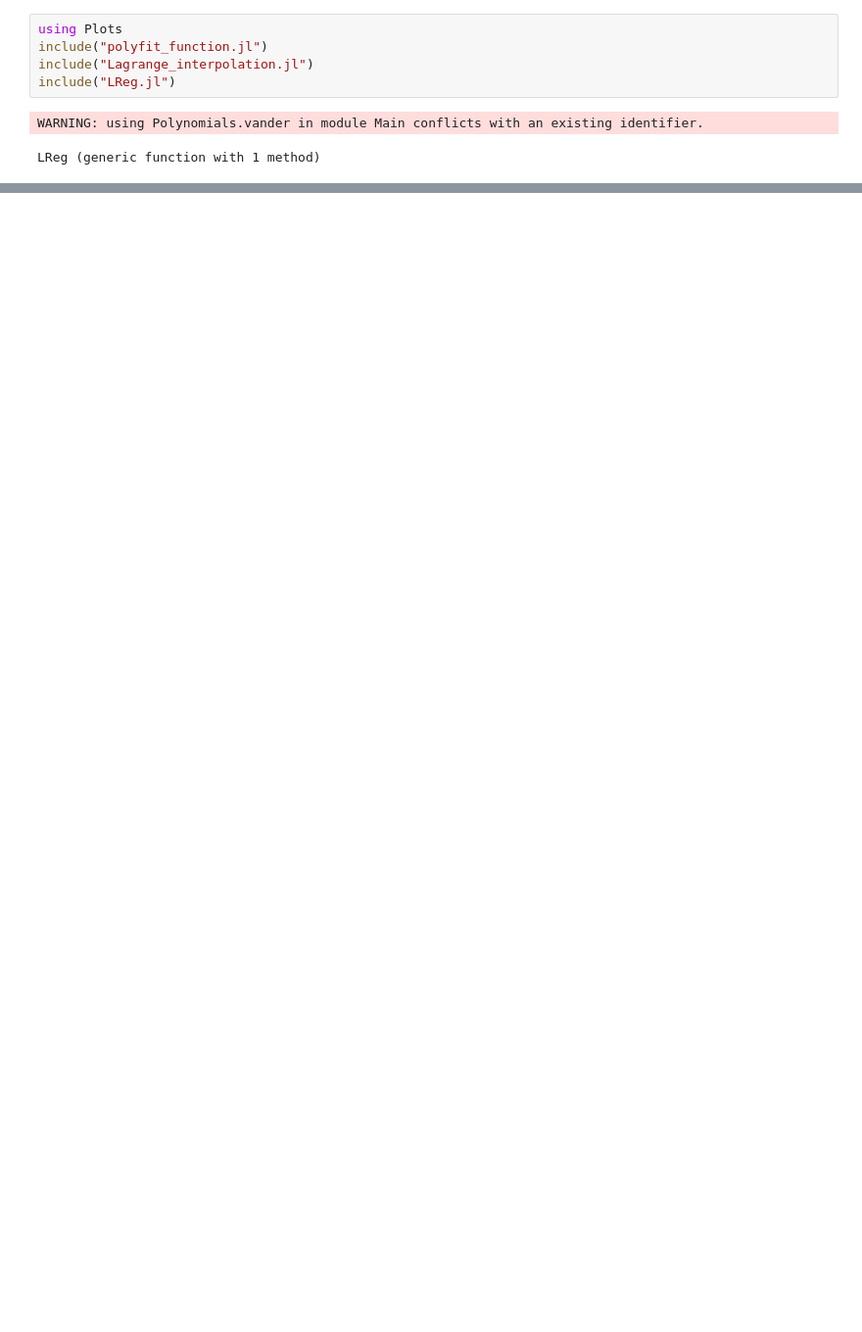
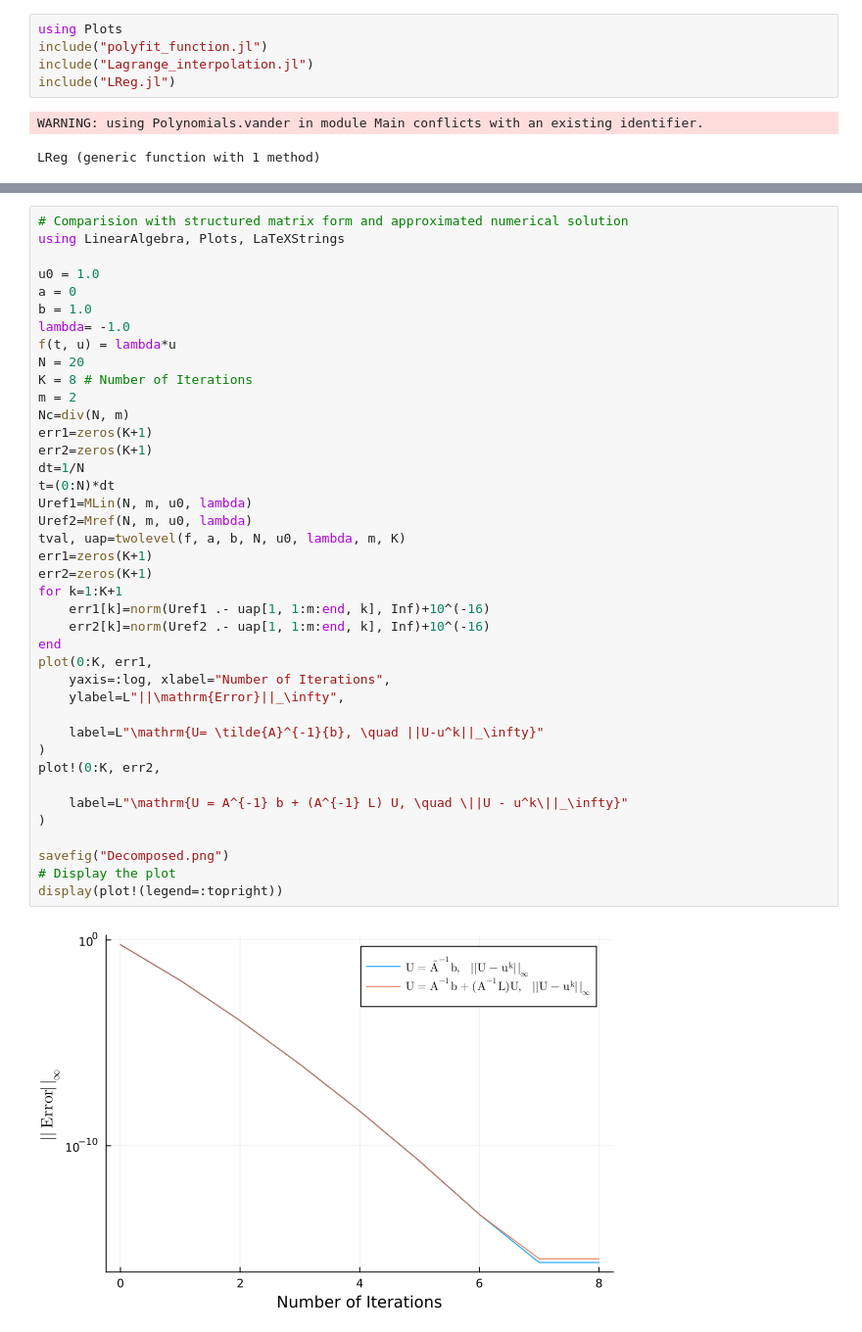
Before and after one commit to Sontosh05/Draft-Projects, a Jupyter notebook: multilevel-project/Implicit-parallel-two-level-DC.ipynb, the cells around one changed output, grey strips where cells are left out. Shown at 98% size. Cells and saved outputs as stored; diff of their text form; blank space fills up the shorter version.

```diff
--- a/multilevel-project/Implicit-parallel-two-level-DC.ipynb
+++ b/multilevel-project/Implicit-parallel-two-level-DC.ipynb
@@ -221,0 +385,42 @@ convergence order = 2.0246113840696536
+# %%
+# Comparision with structured matrix form and approximated numerical solution
+using LinearAlgebra, Plots, LaTeXStrings
+
+u0 = 1.0
+a = 0
+b = 1.0
+lambda= -1.0
+f(t, u) = lambda*u
+N = 20
+K = 8 # Number of Iterations
+m = 2
+Nc=div(N, m)
+err1=zeros(K+1)
+err2=zeros(K+1)
+dt=1/N
+t=(0:N)*dt
+Uref1=MLin(N, m, u0, lambda)
+Uref2=Mref(N, m, u0, lambda)
+tval, uap=twolevel(f, a, b, N, u0, lambda, m, K)
+err1=zeros(K+1)
+err2=zeros(K+1)
+for k=1:K+1
+    err1[k]=norm(Uref1 .- uap[1, 1:m:end, k], Inf)+10^(-16)
+    err2[k]=norm(Uref2 .- uap[1, 1:m:end, k], Inf)+10^(-16)
+end
+plot(0:K, err1,
+    yaxis=:log, xlabel="Number of Iterations",
+    ylabel=L"||\mathrm{Error}||_\infty",
+
+    label=L"\mathrm{U= \tilde{A}^{-1}{b}, \quad ||U-u^k||_\infty}"
+)
+plot!(0:K, err2,
+
+    label=L"\mathrm{U = A^{-1} b + (A^{-1} L) U, \quad \||U - u^k\||_\infty}"
+)
+
+savefig("Decomposed.png")
+# Display the plot
+display(plot!(legend=:topright))
+# %% [output]
+[figure, added]
```
Also changed, not shown: parts of 22 cells of this notebook, 24 other files.
